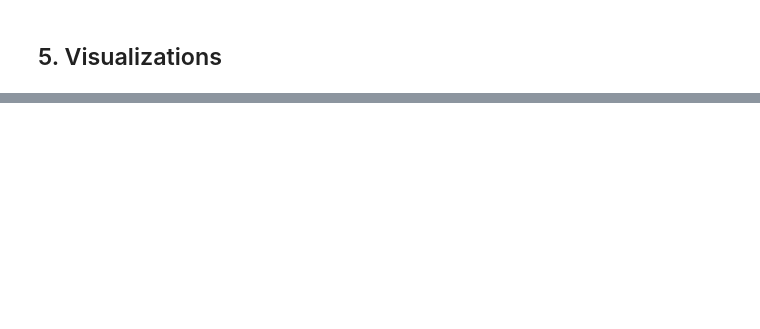
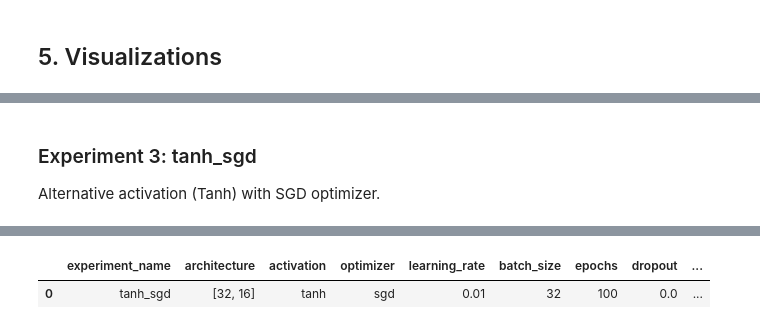
Before and after one commit to TomasTisovsky/NSIETE-Projekt, a Jupyter notebook: notebooks/training_and_experiments.ipynb, the cells around one changed output, grey strips where cells are left out. Cells and saved outputs as stored; diff of their text form; code cells hidden in the pictures; blank space fills up the shorter version.

```diff
--- a/notebooks/training_and_experiments.ipynb
+++ b/notebooks/training_and_experiments.ipynb
@@ -179,0 +226,17 @@ baseline_relu_adam   | val_f1=0.9075 | test_f1=0.9044
+# %% [markdown]
+### Experiment 3: tanh_sgd
+
+Alternative activation (Tanh) with SGD optimizer.
+# %%
+config = {
+    "name": "tanh_sgd",
+    "hidden_layers": [32, 16],
+    "activation": "tanh",
+    "optimizer": "sgd",
+    "learning_rate": 1e-2,
+    "batch_size": 32,
+    "epochs": 100,
+    "dropout": 0.0,
+}
+run_and_show(config)
+# %% [output]
@@ -179,0 +255,2 @@ baseline_relu_adam   | val_f1=0.9075 | test_f1=0.9044
+|  | experiment_name | architecture | activation | optimizer | learning_rate | batch_size | epochs | dropout | ... |
+| 0 | tanh_sgd | [32, 16] | tanh | sgd | 0.01 | 32 | 100 | 0.0 | ... |
```
Also changed, not shown: parts of 26 cells of this notebook, 2 other files.
